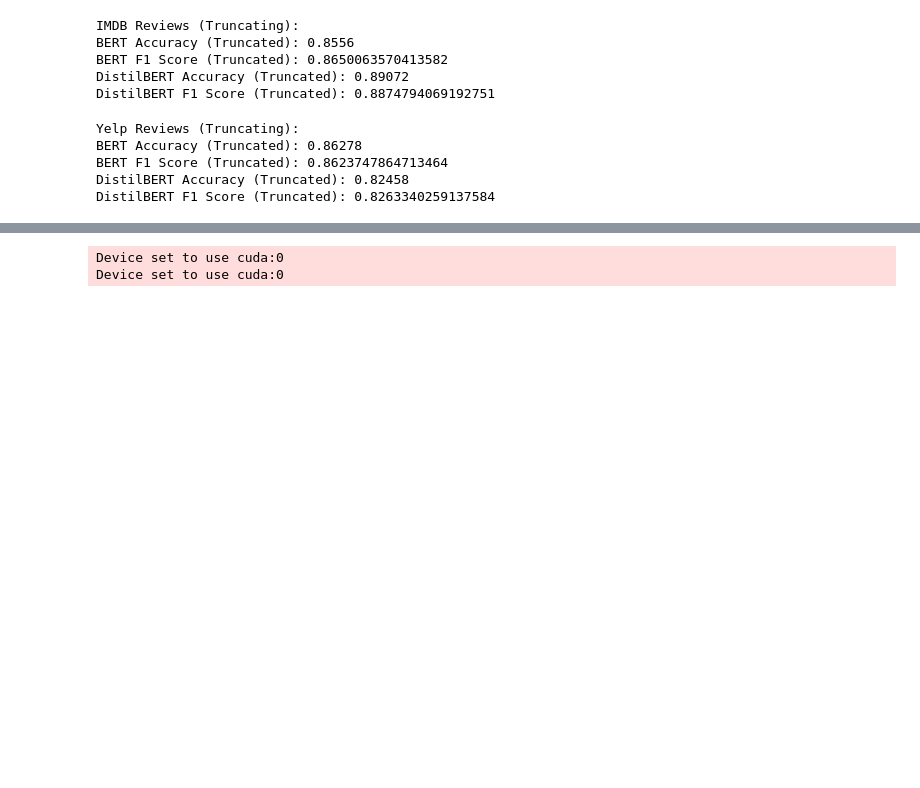
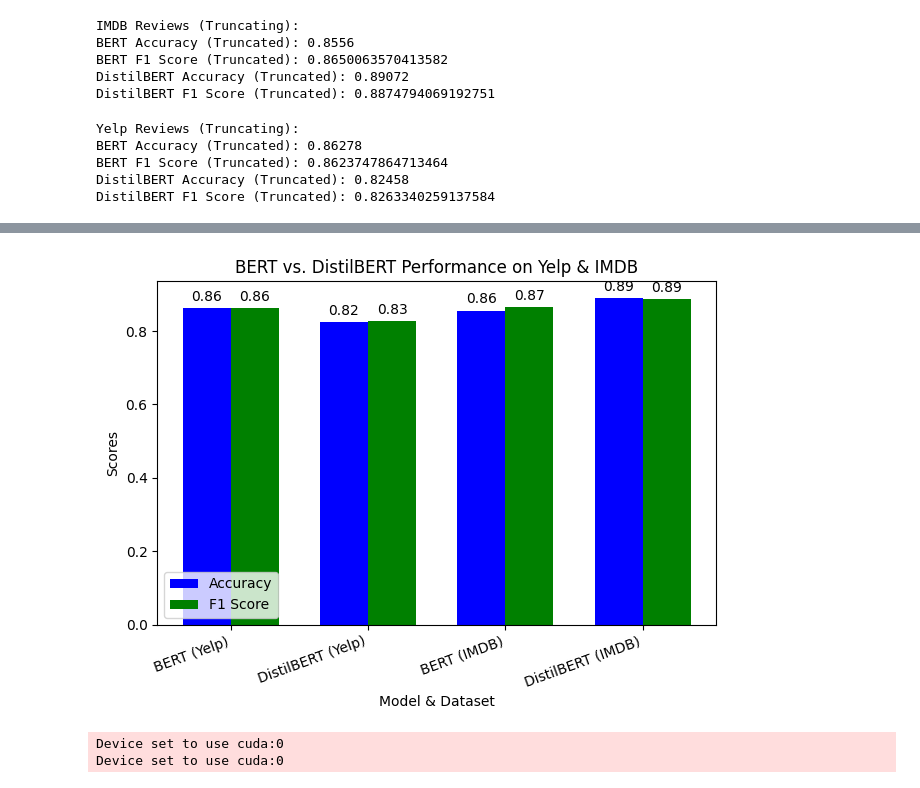
Before and after one commit to jtghchau/TextClassification, a Jupyter notebook: TextClassification.ipynb, the cells around one changed output, grey strips where cells are left out. Saved outputs shown, nothing was run; the diff lists cells and outputs as text; code cells hidden in the pictures; blank space fills up the shorter version.

```diff
--- a/TextClassification.ipynb
+++ b/TextClassification.ipynb
@@ -138,3 +147,40 @@ print(distilbertYelpMismatches)
+# %%
+import matplotlib.pyplot as plt
+
+models = ["BERT (Yelp)", "DistilBERT (Yelp)", "BERT (IMDB)", "DistilBERT (IMDB)"]
+accuracy_scores = [bertYelpAccuracy["accuracy"], distilbertYelpAccuracy["accuracy"], bertAccuracy["accuracy"], distilbertAccuracy["accuracy"]]
+f1_scores = [bertYelpF1["f1"], distilbertYelpF1["f1"], bertF1["f1"], distilbertF1["f1"]]
+
+x = list(range(len(models)))
+width = 0.35
+
+fig, ax = plt.subplots()
+rects1 = ax.bar([i - width/2 for i in x], accuracy_scores, width, label='Accuracy', color='b')
+rects2 = ax.bar([i + width/2 for i in x], f1_scores, width, label='F1 Score', color='g')
+
+ax.set_xlabel('Model & Dataset')
+ax.set_ylabel('Scores')
+ax.set_title('BERT vs. DistilBERT Performance on Yelp & IMDB')
+ax.set_xticks(x)
+ax.set_xticklabels(models, rotation=20, ha='right')
+ax.legend()
+
+def autolabel(rects):
+    for rect in rects:
+        height = rect.get_height()
+        ax.annotate(f'{height:.2f}',
+                    xy=(rect.get_x() + rect.get_width() / 2, height),
+                    xytext=(0, 3),
+                    textcoords="offset points",
+                    ha='center', va='bottom')
+
+autolabel(rects1)
+autolabel(rects2)
+
+plt.tight_layout()
+plt.show()
+# %% [output]
+[figure, added]
 # %%
 #Chunking Method:
 bert_pipelineChun = pipeline("sentiment-analysis", model="nlptown/bert-base-multilingual-uncased-sentiment", truncation=False)
```
Also changed, not shown: parts of 4 cells of this notebook.
